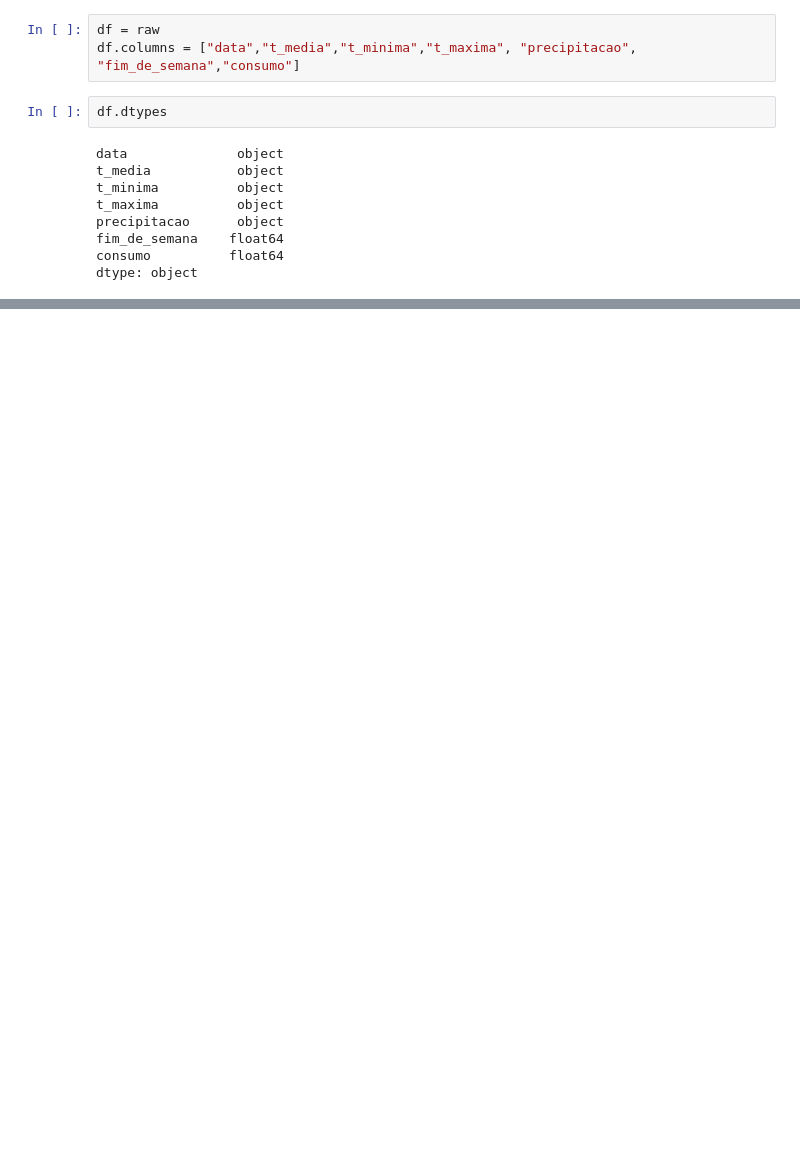
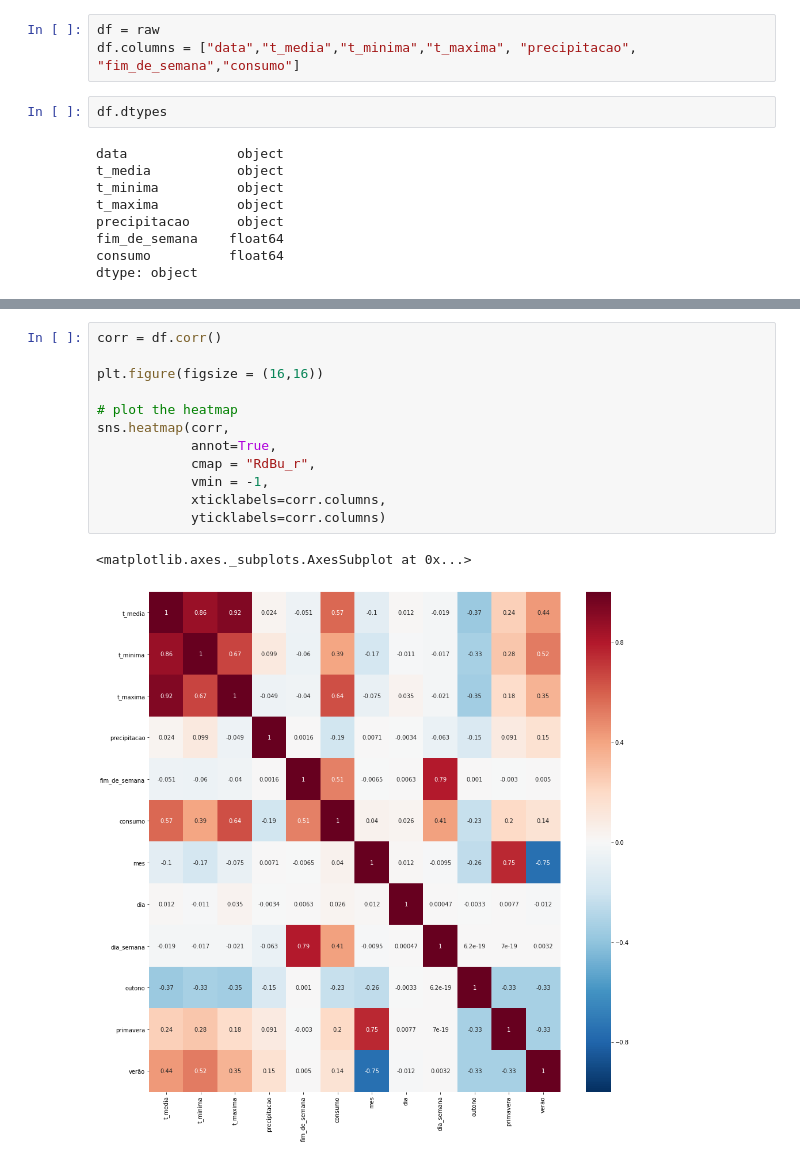
Before and after one commit to lorransr/beer_sp, a Jupyter notebook: beer_analysis.ipynb, the cells around one changed output, grey strips where cells are left out. Cells and saved outputs as stored; diff of their text form; blank space fills up the shorter version.

```diff
--- a/beer_analysis.ipynb
+++ b/beer_analysis.ipynb
@@ -42,0 +132,15 @@ df["dia_semana_nome"] = df['dia_semana'].map(dia_semana_nome)
+# %%
+corr = df.corr()
+
+plt.figure(figsize = (16,16))
+
+# plot the heatmap
+sns.heatmap(corr,
+            annot=True,
+            cmap = "RdBu_r",
+            vmin = -1,
+            xticklabels=corr.columns,
+            yticklabels=corr.columns)
+# %% [output]
+<matplotlib.axes._subplots.AxesSubplot at 0x...>
+[figure, added]
```
Also changed, not shown: parts of 29 cells of this notebook.
